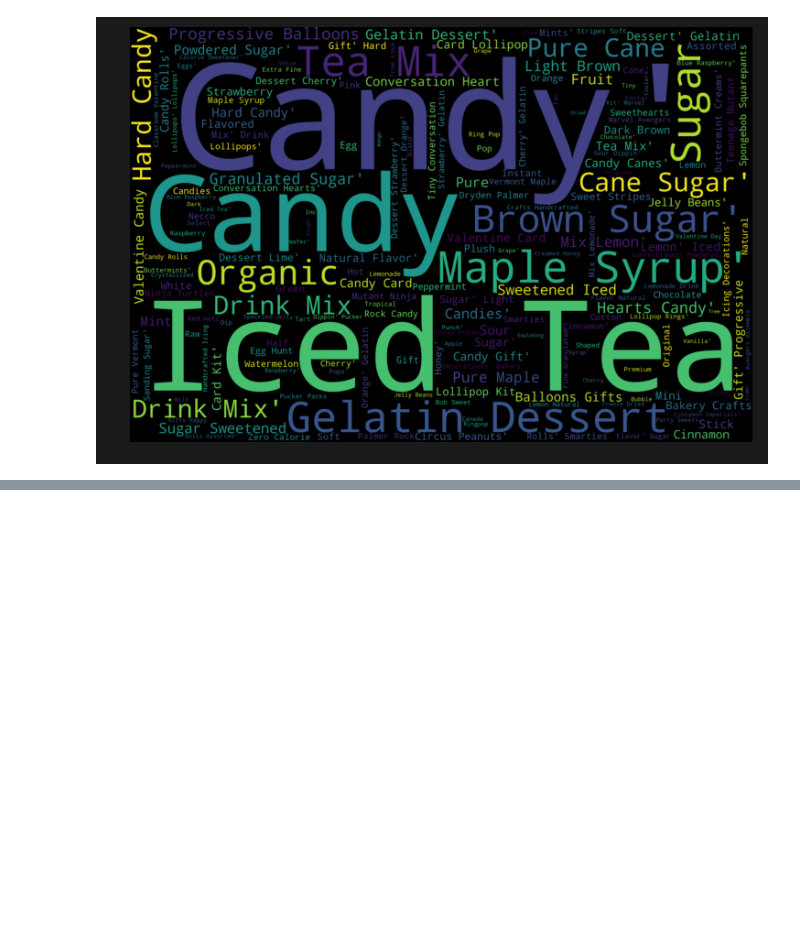
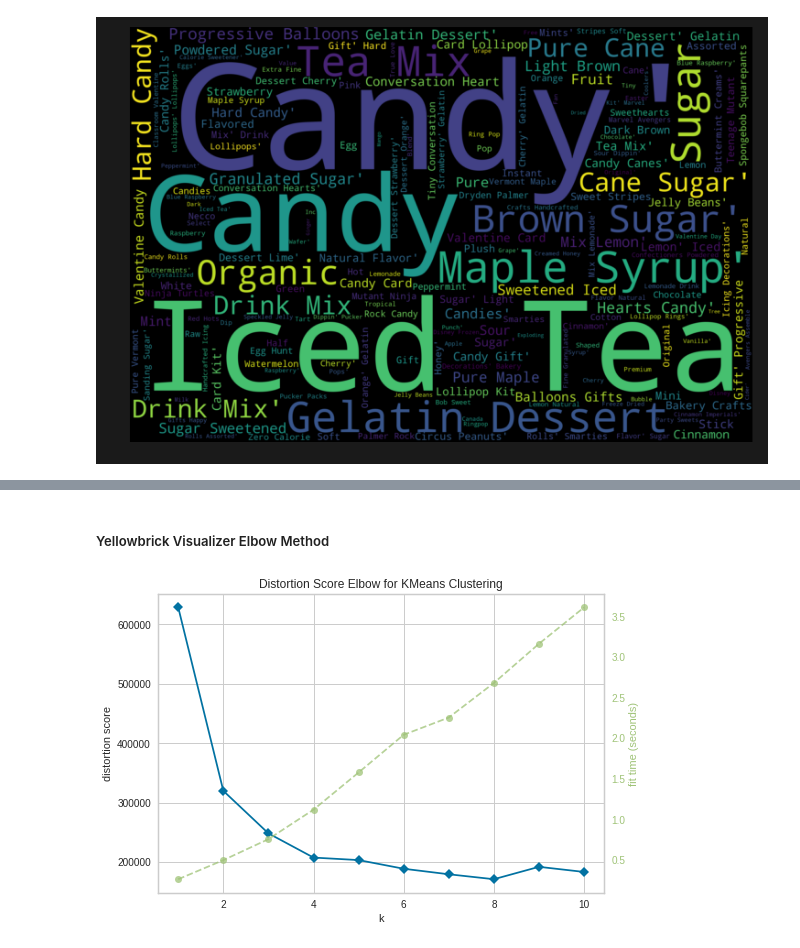
Before and after one commit to noahgift/food, a Jupyter notebook: world_food_facts_features.ipynb, the cells around one changed output, grey strips where cells are left out. Saved outputs shown, nothing was run; the diff lists cells and outputs as text; code cells hidden in the pictures; blank space fills up the shorter version.

```diff
--- a/world_food_facts_features.ipynb
+++ b/world_food_facts_features.ipynb
@@ -194,0 +337,14 @@ plt.show()
+# %% [markdown]
+##### Yellowbrick Visualizer Elbow Method
+# %%
+from sklearn.cluster import KMeans
+from yellowbrick.cluster import KElbowVisualizer
+
+# Instantiate the clustering model and visualizer
+model = KMeans()
+visualizer = KElbowVisualizer(model, k=(1,11))
+
+visualizer.fit(df_cluster_features)    # Fit the data to the visualizer
+visualizer.poof()    # Draw/show/poof the data
+# %% [output]
+[figure, added]
```
Also changed, not shown: parts of 24 cells of this notebook.
